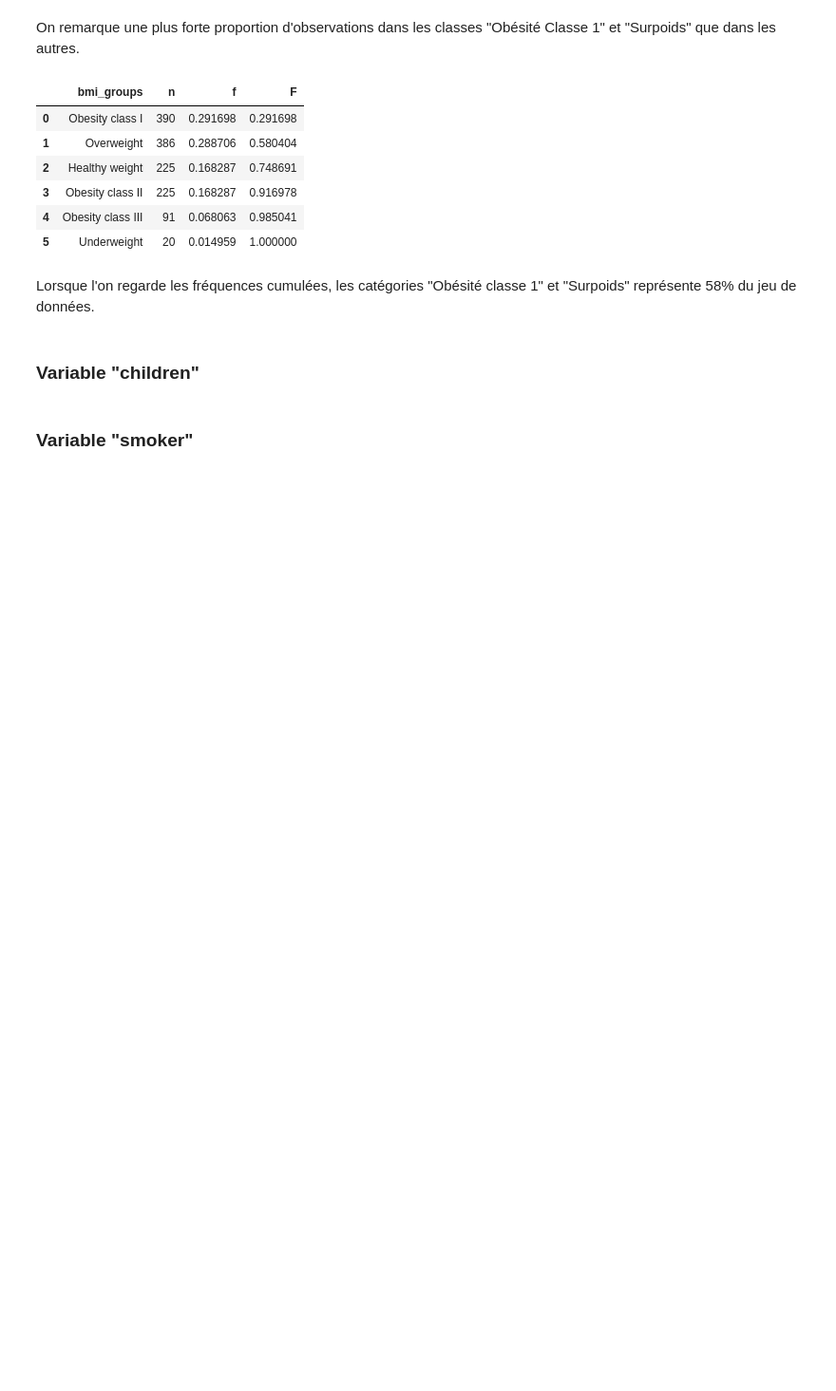
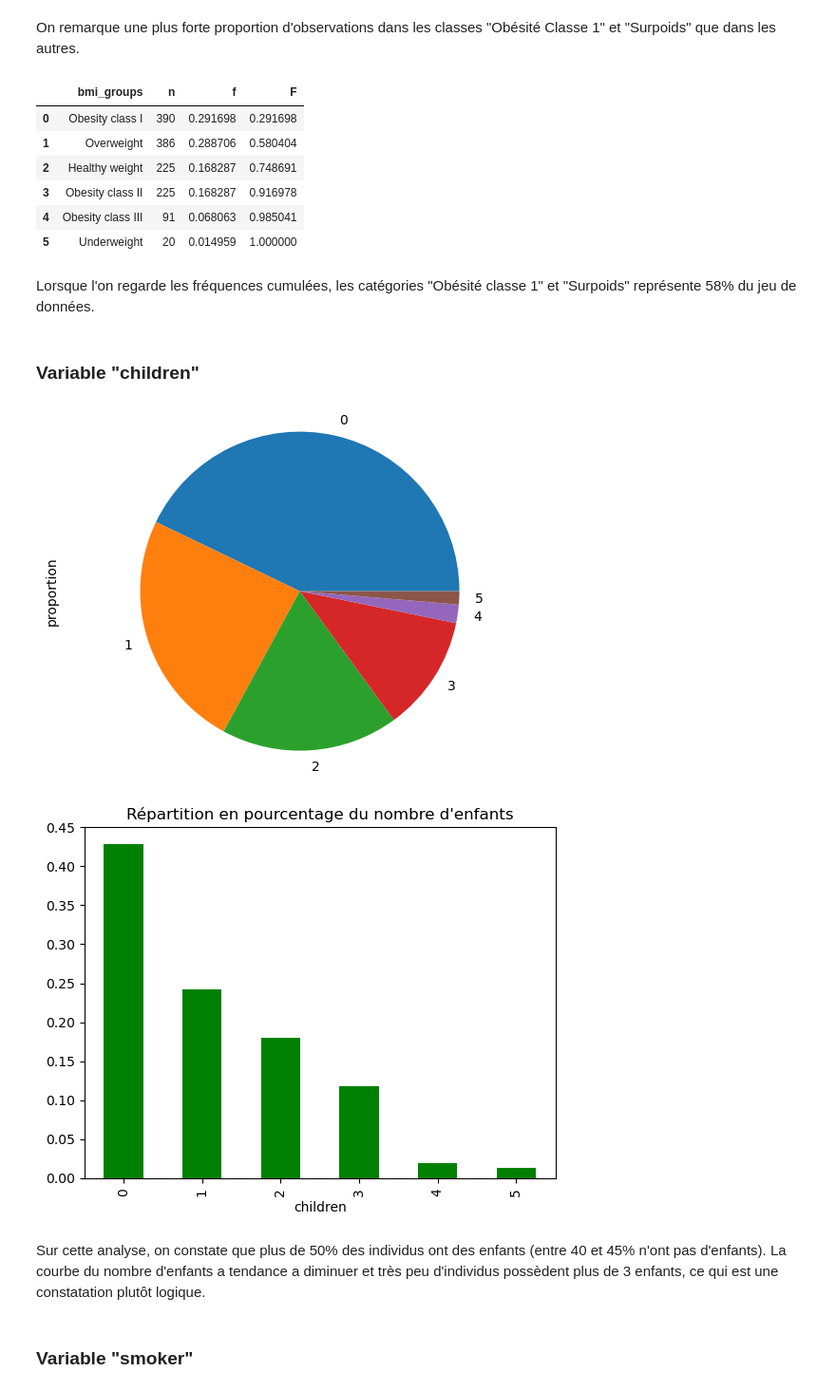
Before and after one commit to Jakimpact/prime-assurance-ia, a Jupyter notebook: analyse.ipynb, the cells around one changed output. Shown at 95% size. Cells and saved outputs as stored; diff of their text form; code cells hidden in the pictures; blank space fills up the shorter version.

Commit message:
ajouts sur analyse.ipynb

```diff
--- a/analyse.ipynb
+++ b/analyse.ipynb
@@ -157,5 +171,19 @@ display(tab)
 Lorsque l'on regarde les fréquences cumulées, les catégories "Obésité classe 1" et "Surpoids" représente 58% du jeu de données.
 # %% [markdown]
 ### Variable "children"
+# %%
+# Diagramme en secteurs
+data["children"].value_counts(normalize=True).plot(kind='pie')
+plt.axis('equal')
+plt.show()
+
+# Diagramme en barres
+data["children"].value_counts(normalize=True).plot(kind='bar', color="green").set(title="Répartition en pourcentage du nombre d'enfants")
+plt.show()
+# %% [output]
+[figure, added]
+[figure, added]
+# %% [markdown]
+Sur cette analyse, on constate que plus de 50% des individus ont des enfants (entre 40 et 45% n'ont pas d'enfants). La courbe du nombre d'enfants a tendance a diminuer et  très peu d'individus possèdent plus de 3 enfants, ce qui est une constatation plutôt logique.
 # %% [markdown]
 ### Variable "smoker"
```
Also changed, not shown: parts of 12 cells of this notebook, 1 other file.
